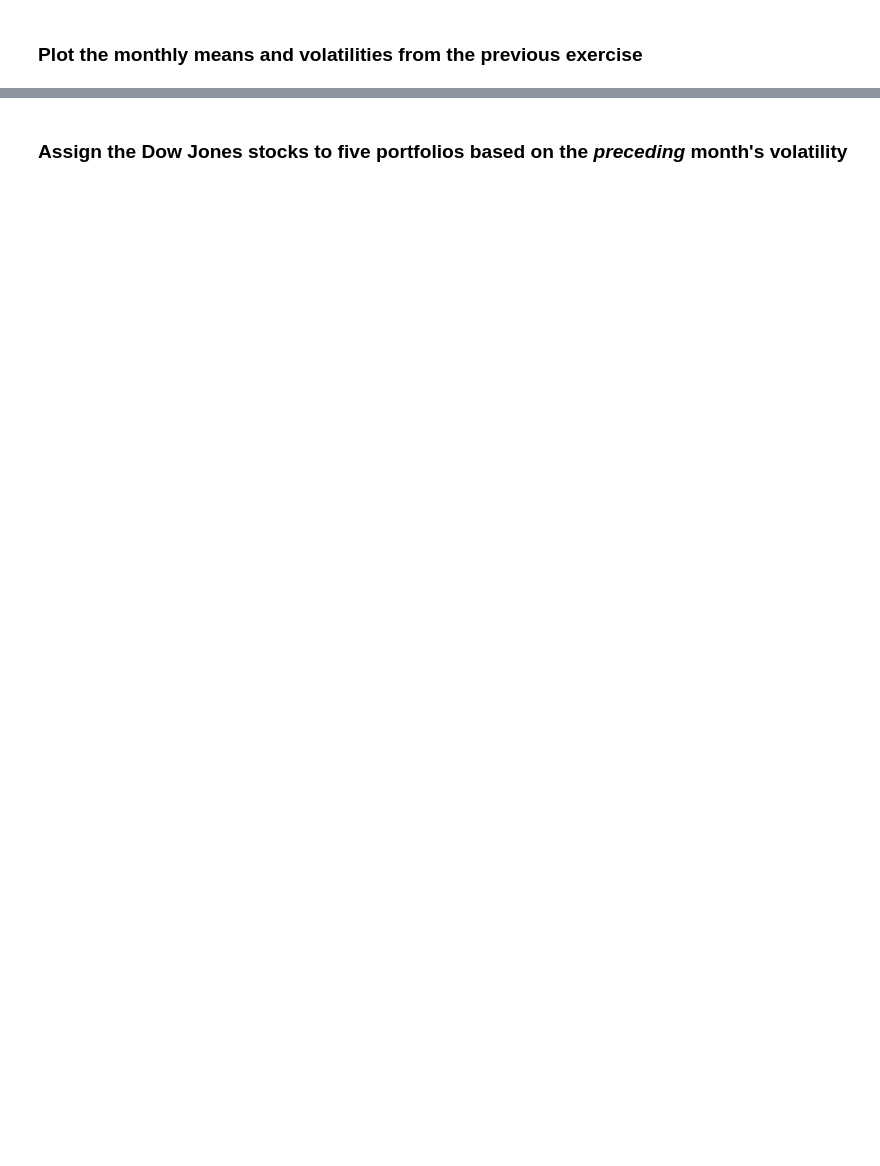
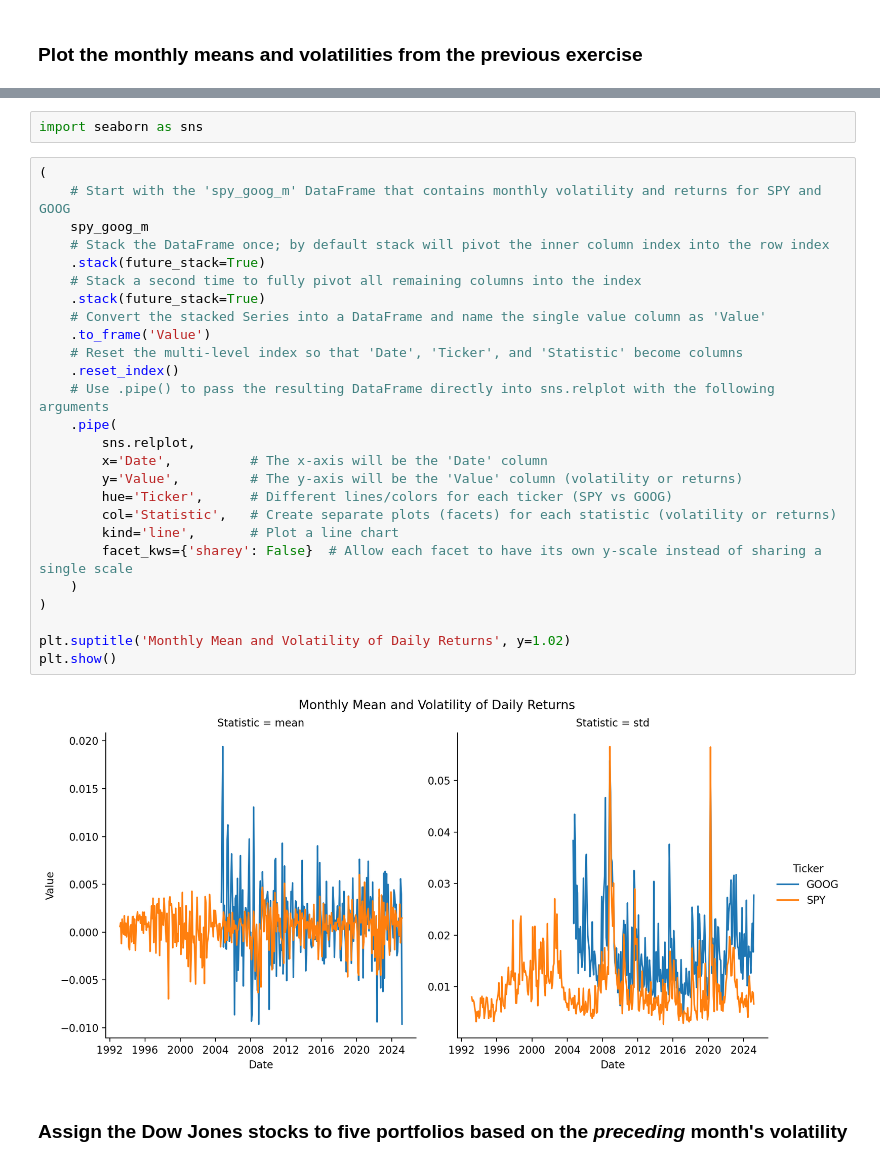
Before and after one commit to richard-herron/fina-6333-2025-spring, a Jupyter notebook: Notebooks/mckinney_10_practice_02.ipynb, the cells around one changed output, grey strips where cells are left out. Drawn from its saved outputs; the diff is of its cells as text; blank space fills up the shorter version.

```diff
--- a/Notebooks/mckinney_10_practice_02.ipynb
+++ b/Notebooks/mckinney_10_practice_02.ipynb
@@ -155,2 +341,32 @@ matana['Return'].dropna().agg([lambda x: 252 * x.mean(), lambda x: np.sqrt(252)
+# %%
+import seaborn as sns
+# %%
+(
+    # Start with the 'spy_goog_m' DataFrame that contains monthly volatility and returns for SPY and GOOG
+    spy_goog_m
+    # Stack the DataFrame once; by default stack will pivot the inner column index into the row index
+    .stack(future_stack=True)
+    # Stack a second time to fully pivot all remaining columns into the index
+    .stack(future_stack=True)
+    # Convert the stacked Series into a DataFrame and name the single value column as 'Value'
+    .to_frame('Value')
+    # Reset the multi-level index so that 'Date', 'Ticker', and 'Statistic' become columns
+    .reset_index()
+    # Use .pipe() to pass the resulting DataFrame directly into sns.relplot with the following arguments
+    .pipe(
+        sns.relplot,
+        x='Date',          # The x-axis will be the 'Date' column
+        y='Value',         # The y-axis will be the 'Value' column (volatility or returns)
+        hue='Ticker',      # Different lines/colors for each ticker (SPY vs GOOG)
+        col='Statistic',   # Create separate plots (facets) for each statistic (volatility or returns)
+        kind='line',       # Plot a line chart
+        facet_kws={'sharey': False}  # Allow each facet to have its own y-scale instead of sharing a single scale
+    )
+)
+
+plt.suptitle('Monthly Mean and Volatility of Daily Returns', y=1.02)
+plt.show()
+# %% [output]
+[figure, added]
 # %% [markdown]
 ### Assign the Dow Jones stocks to five portfolios based on the *preceding* month's volatility
```
Also changed, not shown: parts of 53 cells of this notebook, 4 other files.
